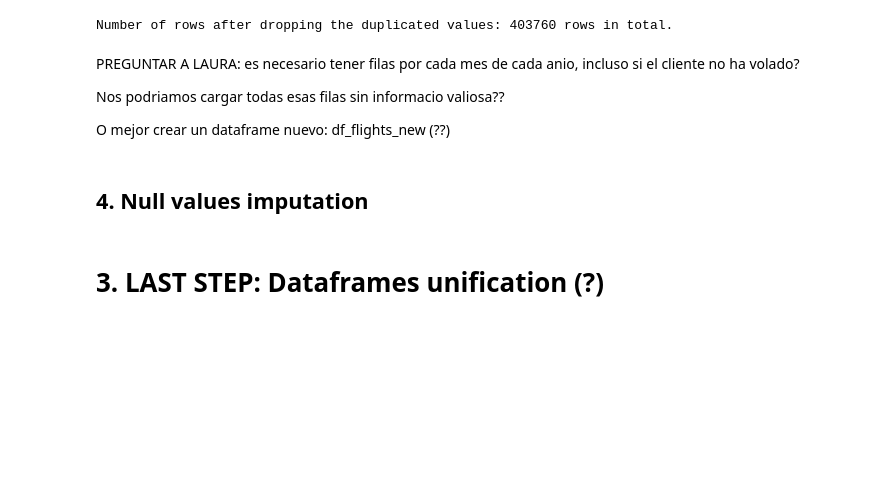
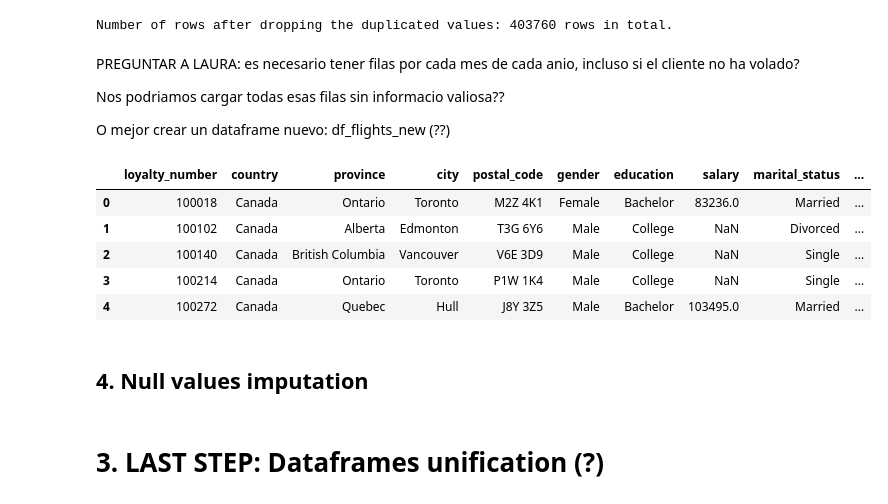
Before and after one commit to Adalab/bda-modulo-3-evaluacion-final-eva5ferrer, a Jupyter notebook: phase-1-data-exploration-cleaning.ipynb, the cells around one changed output. Drawn from its saved outputs; the diff is of its cells as text; code cells hidden in the pictures; blank space fills up the shorter version.

```diff
--- a/phase-1-data-exploration-cleaning.ipynb
+++ b/phase-1-data-exploration-cleaning.ipynb
@@ -269,3 +258,0 @@ Index(['loyalty_number', 'year', 'month', 'flights_booked',
-# %%
-df_flights['year'] = df_flights['year'].astype(str)
-print(df_flights.dtypes) # To verify we changed the date tpye to str
@@ -290,9 +264,3 @@ Index(['loyalty_number', 'country', 'province', 'city', 'postal_code',
        'clv', 'enrollment_type', 'enrollment_year', 'enrollment_month',
        'cancellation_year', 'cancellation_month'],
       dtype='str')
-# %%
-year_columns = ["enrollment_year","cancellation_year"]
-for col in year_columns: # For loop to apply str to both columns
-    df_customers[col] = df_customers[col].astype(str)
-
-df_customers.dtypes # To verify we changed the date type
@@ -316,0 +267,4 @@ dtype: object
+# %%
+# Change from float to In64:
+df_customers['cancellation_year'] = df_customers['cancellation_year'].astype('Int64')
+print(df_customers.dtypes) # To verify we changed the date tpye to Int64
@@ -462,6 +432,15 @@ PREGUNTAR A LAURA: es necesario tener filas por cada mes de cada anio, incluso s
 Nos podriamos cargar todas esas filas sin informacio valiosa??
 
 O mejor crear un dataframe nuevo: df_flights_new (??)
+# %%
+df_customers.head(5)
+# %% [output]
+|  | loyalty_number | country | province | city | postal_code | gender | education | salary | marital_status | ... |
+| 0 | 100018 | Canada | Ontario | Toronto | M2Z 4K1 | Female | Bachelor | 83236.0 | Married | ... |
+| 1 | 100102 | Canada | Alberta | Edmonton | T3G 6Y6 | Male | College | NaN | Divorced | ... |
+| 2 | 100140 | Canada | British Columbia | Vancouver | V6E 3D9 | Male | College | NaN | Single | ... |
+| 3 | 100214 | Canada | Ontario | Toronto | P1W 1K4 | Male | College | NaN | Single | ... |
+| 4 | 100272 | Canada | Quebec | Hull | J8Y 3Z5 | Male | Bachelor | 103495.0 | Married | ... |
 # %% [markdown]
 ## 4. Null values imputation
 # %% [markdown]
```
Also changed, not shown: parts of 14 cells of this notebook.
